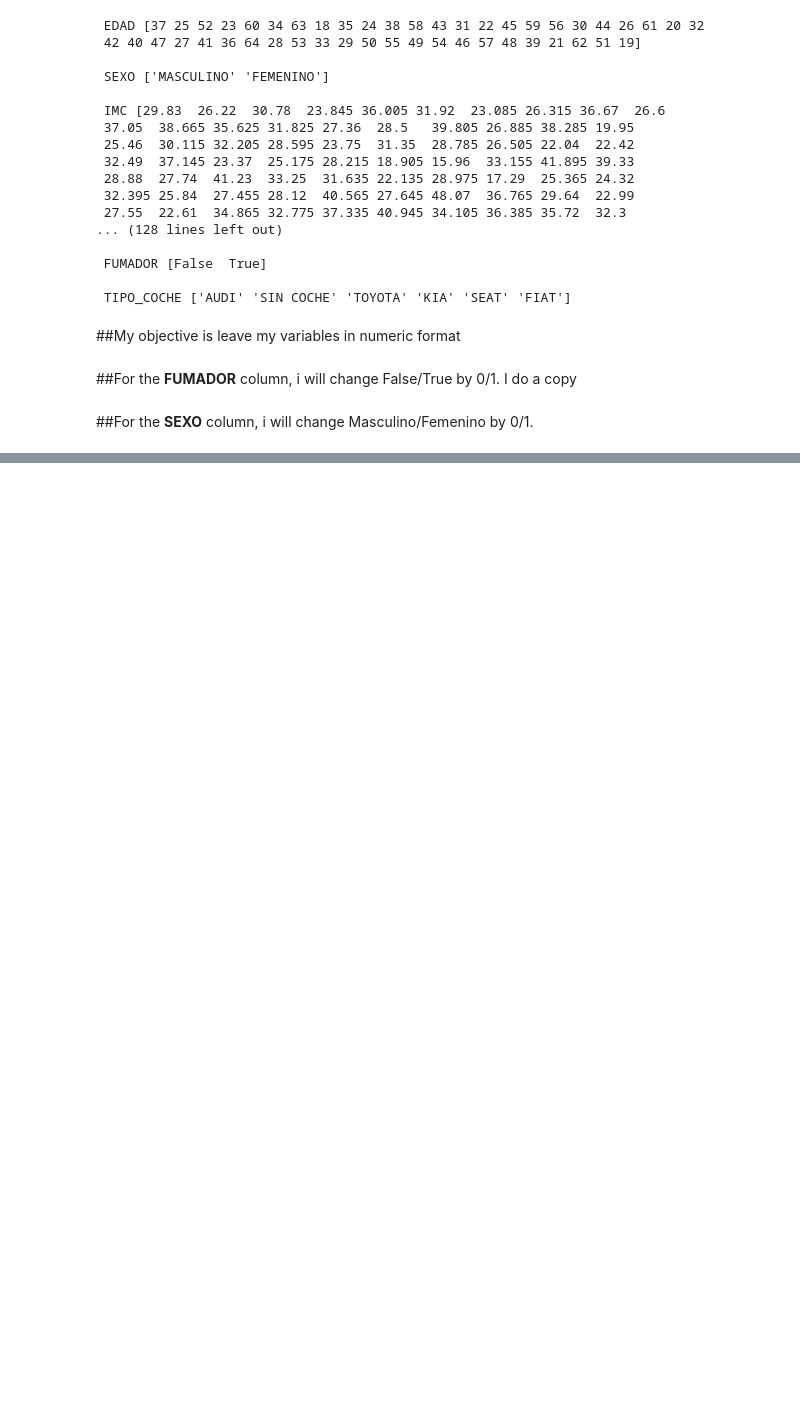
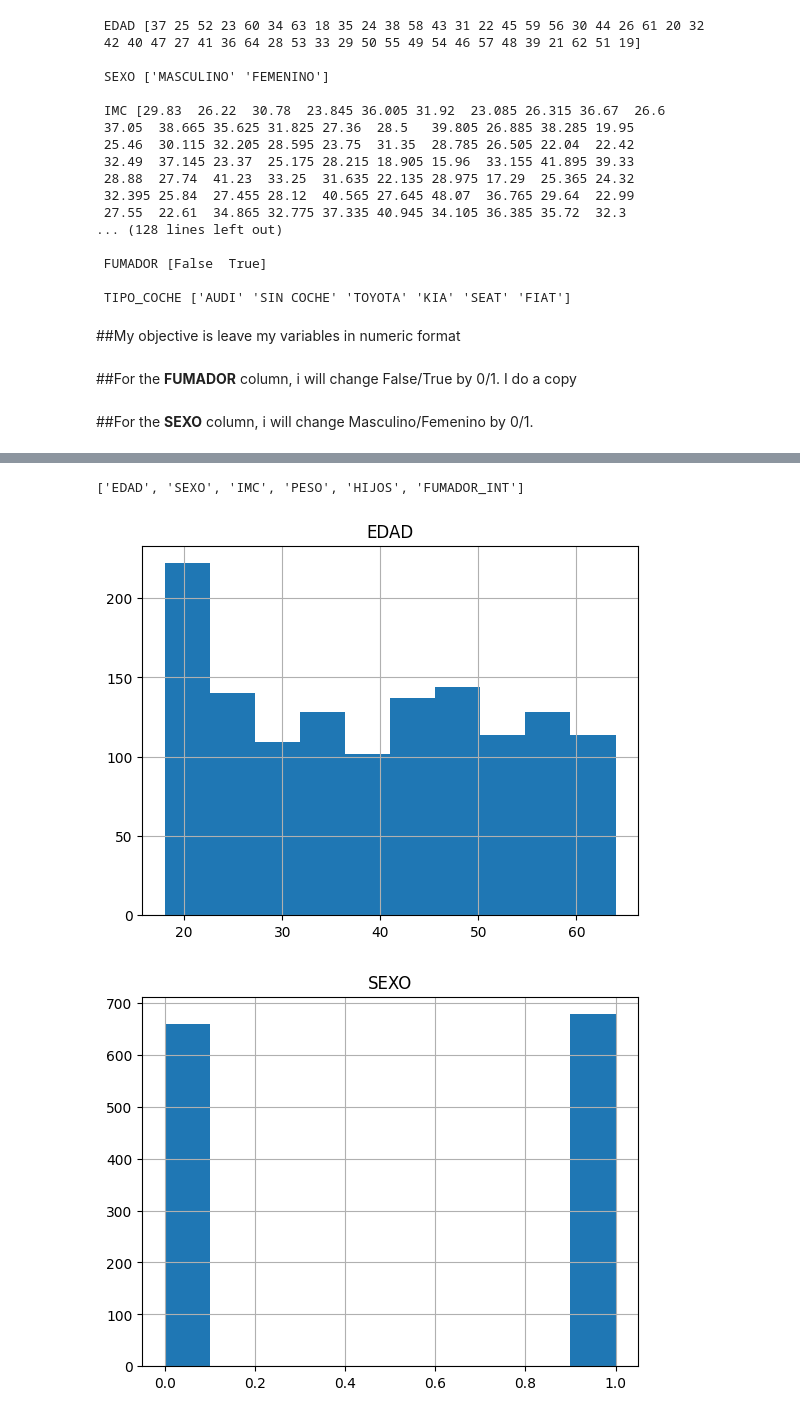
Before and after one commit to haroldavis/DS-2-Clean-Data, a Jupyter notebook: insurance.ipynb, the cells around one changed output, grey strips where cells are left out. Saved outputs shown, nothing was run; the diff lists cells and outputs as text; code cells hidden in the pictures; blank space fills up the shorter version.

```diff
--- a/insurance.ipynb
+++ b/insurance.ipynb
@@ -84,3 +84,33 @@ df_insurance2.head(1)
 # %% [output]
 |  | EDAD | SEXO | IMC | PESO | HIJOS | CIUDAD | PRECIO | INGRESO_SALARIAL | FUMADOR | TIPO_COCHE | ... |
 | 0 | 37 | 1 | 29.83 | 80 | 2 | BARCELONA | 534 | ALTO | False | AUDI | ... |
+# %%
+target=['PRECIO']
+def get_list_var(dataset):
+    list_numbers=[]
+    list_booleans=[]
+    list_categories=[]
+
+    for i in dataset:
+      if (i not in target) and (dataset[i].dtype.kind == 'i' or dataset[i].dtype.kind == 'f') :
+        list_numbers.append(i)
+      elif (i not in target) and (dataset[i].dtype.kind == 'b'):
+        list_booleans.append(i)
+      elif (dataset[i].dtype.kind != 'o' and (i not in target)):
+        list_categories.append(i)
+
+    return list_numbers, list_booleans, list_categories
+# %%
+l_num, l_bool, l_cat = get_list_var(df_insurance2)
+# %%
+l_num
+# %% [output]
+['EDAD', 'SEXO', 'IMC', 'PESO', 'HIJOS', 'FUMADOR_INT']
+# %%
+#df_insurance2.info()
+#For my numerics variables, i do histograms
+for i in l_num:
+    df_insurance2.hist(i)
+# %% [output]
+[figure, added]
+[figure, added]
```
Also changed, not shown: parts of 2 cells of this notebook.
